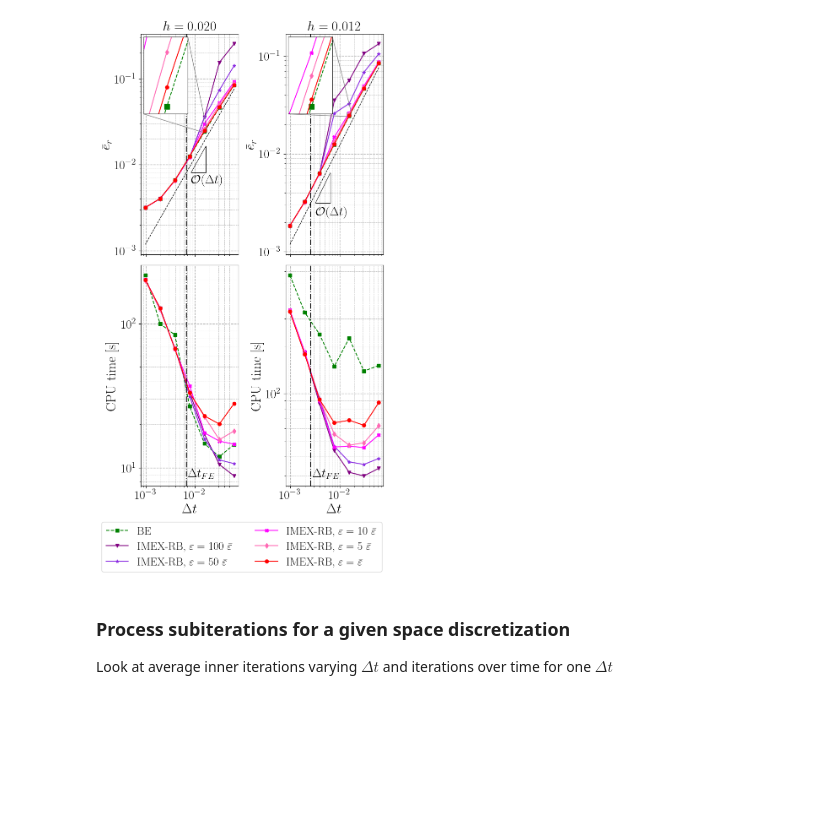
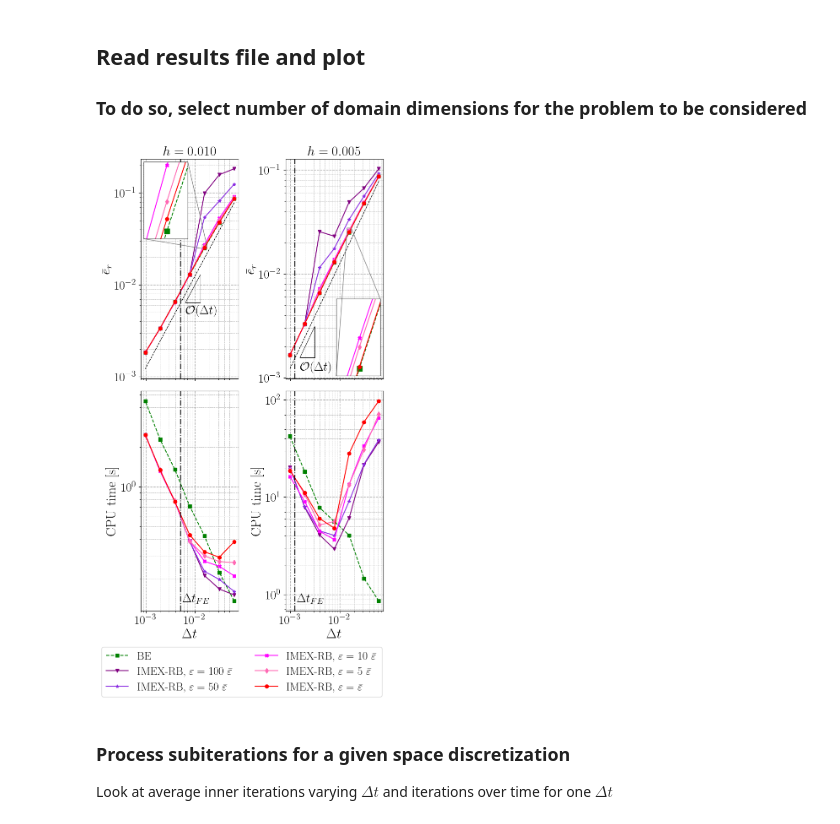
Before and after one commit to Fra-Sala/IMEX-RB, a Jupyter notebook: postprocessing/AdvDiff/EPSvsNt.ipynb, the cells around one changed output. Cells and saved outputs as stored; diff of their text form; code cells hidden in the pictures; blank space fills up the shorter version.

```diff
--- a/postprocessing/AdvDiff/EPSvsNt.ipynb
+++ b/postprocessing/AdvDiff/EPSvsNt.ipynb
@@ -12,13 +14,22 @@ mpl.rcParams.update({
     "font.serif": ["Computer Modern"],
     "text.latex.preamble": r"\usepackage{amsmath}\usepackage{amsfonts}\usepackage{amssymb}"
 })
+# %% [markdown]
+## Read results file and plot
+### To do so, select number of domain dimensions for the problem to be considered
 # %%
 # Select 2 or 3
-dim_problem = 3
+dim_problem = 2
 # %%
-# Prepare to read multiple result files
+# Prepare to read result files
 testname = 'EPSvsNt1'
-base_dir = os.path.abspath(os.path.join(os.getcwd(), ''))
+# Locate parent folder
+try:
+    # in a .py file
+    base_dir = Path(__file__).resolve().parents[2]
+except NameError:
+    # fallback (in a notebook)
+    base_dir = Path().resolve().parents[1]
 problem_name = f'AdvDiff{dim_problem}D'
 # %%
 from mpl_toolkits.axes_grid1.inset_locator import inset_axes, mark_inset
@@ -45,8 +56,6 @@ smaller_fontsize = 21  # 19
 # Load the single results file which now contains data for all Nx_values
 results_path = os.path.join(
     base_dir,
-    os.pardir,
-    os.pardir,
     '__RESULTS',
     problem_name,
     testname,
@@ -122,7 +131,7 @@ for col, Nx in enumerate(Nx_values):
         fontsize=smaller_fontsize,
         ha='left', va='bottom'
     )
-    # Zoom-in: inset
+    # inset
     loc = ('upper left' if col == 0 else 'lower right') if dim_problem==2 else 'upper left'
     axins = inset_axes(
         ax_err, width="45%", height="35%",
@@ -172,34 +181,34 @@ for col, Nx in enumerate(Nx_values):
     f_y = 0.08
     f_x = 0.02
     lxfe = np.log10(x_fe)
     x_text = 10 ** (lxfe + f_x * (lxmax - lxmin))
     y_text = 10 ** (lymin + f_y * (lymax - lymin))
     ax_time.text(
         x_text, y_text,
         r"$\Delta t_{FE}$",
         fontsize=smaller_fontsize,
         ha='left', va='top'
     )
     ax_time.tick_params(axis='both', which='major', labelsize=smaller_fontsize)
     ax_time.grid(which='major', linestyle='--', linewidth=1)
     ax_time.grid(which='minor', linestyle='--', linewidth=0.5)
     ax_time.set_xlabel(r"$\Delta t$", fontsize=larger_fontsize)
     ax_time.set_ylabel("CPU time [s]", fontsize=larger_fontsize)
 
 # External legend for both error and time plots
 handles, labels = axs[1, 0].get_legend_handles_labels()
 fig.legend(
     handles,
     labels,
     loc='lower center',
     bbox_to_anchor=(0.5, -0.11),
     fontsize=smaller_fontsize-2,
     ncol=2
 )
 plt.tight_layout()
 plt.savefig('plots/' + f'{problem_name}_' + f'convergence_times_eps.pdf', bbox_inches="tight")
 # %% [output]
-[figure, old version]
+[figure, new version]
 # %% [markdown]
 ### Process subiterations for a given space discretization
 Look at average inner iterations varying $\Delta t$ and iterations over time
```
Also changed, not shown: parts of 2 cells of this notebook, 4 other files.
